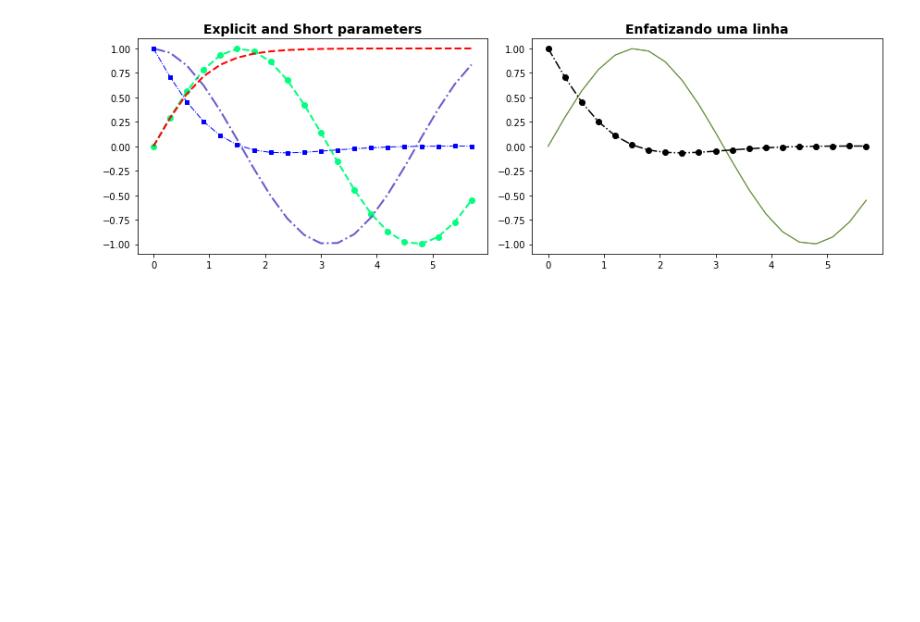
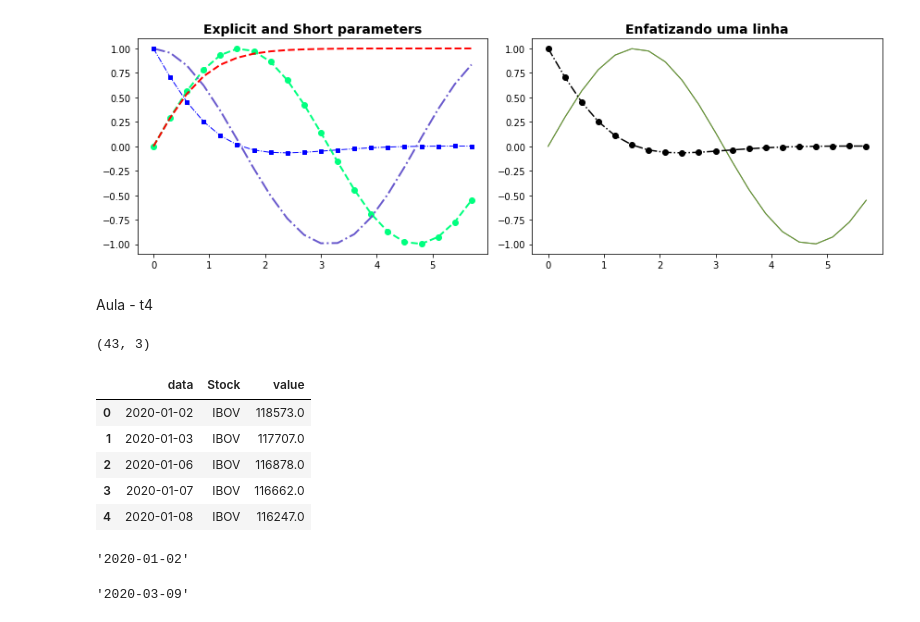
Before and after one commit to dioallan/testecolab, a Jupyter notebook: testes Colab.ipynb, the cells around one changed output. Drawn from its saved outputs; the diff is of its cells as text; code cells hidden in the pictures; blank space fills up the shorter version.

```diff
--- a/testes Colab.ipynb
+++ b/testes Colab.ipynb
@@ -86,3 +86,22 @@ plt.tight_layout()
 plt.show()
 # %% [output]
 [figure]
+# %% [markdown]
+Aula - t4
+# %%
+IBOV = pd.read_csv('http://meusite.mackenzie.br/rogerio/TIC/IBOV.csv')
+bovespa = pd.read_csv('http://meusite.mackenzie.br/rogerio/TIC/bovespa.csv')
+
+display(IBOV.shape)
+display(IBOV.head())
+display(IBOV.data.min(),bovespa.data.max())
+# %% [output]
+(43, 3)
+|  | data | Stock | value |
+| 0 | 2020-01-02 | IBOV | 118573.0 |
+| 1 | 2020-01-03 | IBOV | 117707.0 |
+| 2 | 2020-01-06 | IBOV | 116878.0 |
+| 3 | 2020-01-07 | IBOV | 116662.0 |
+| 4 | 2020-01-08 | IBOV | 116247.0 |
+'2020-01-02'
+'2020-03-09'
```
Also changed, not shown: parts of 8 cells of this notebook.
